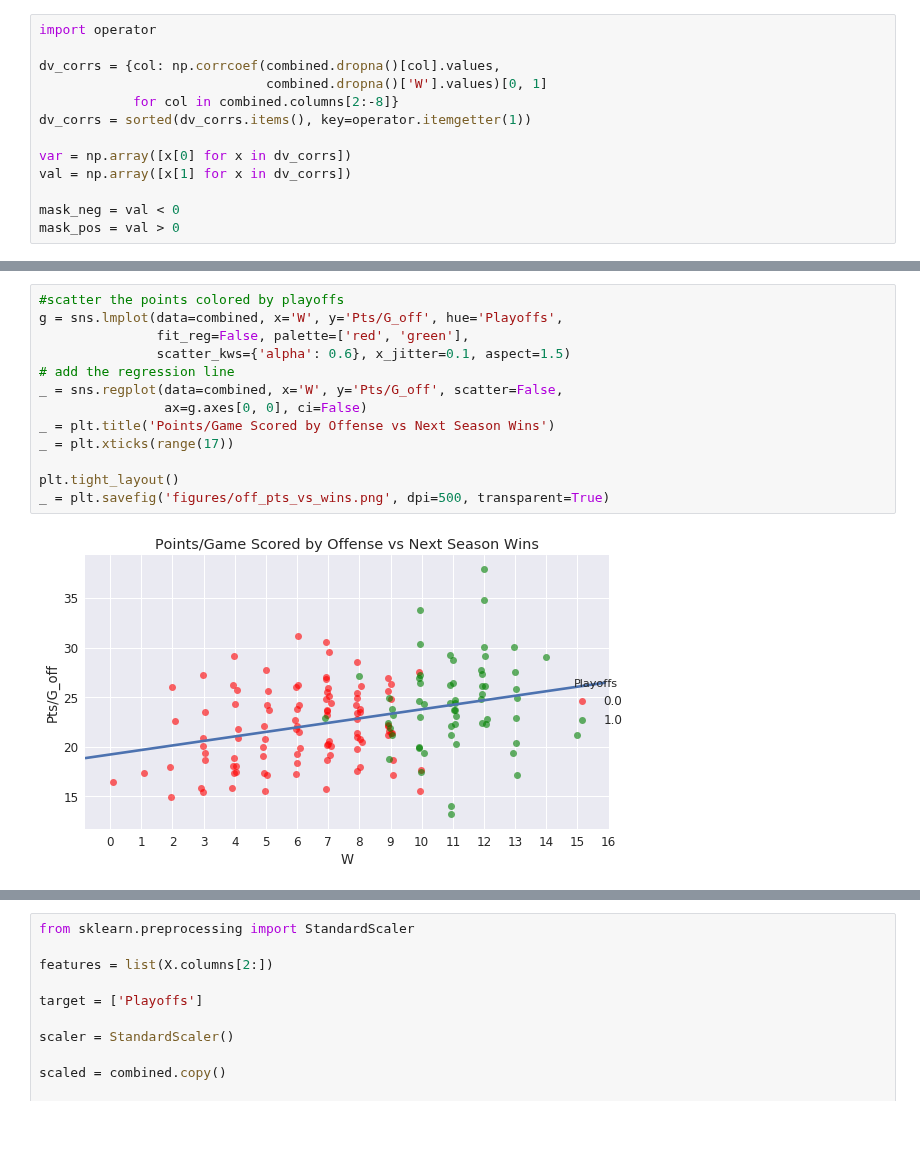
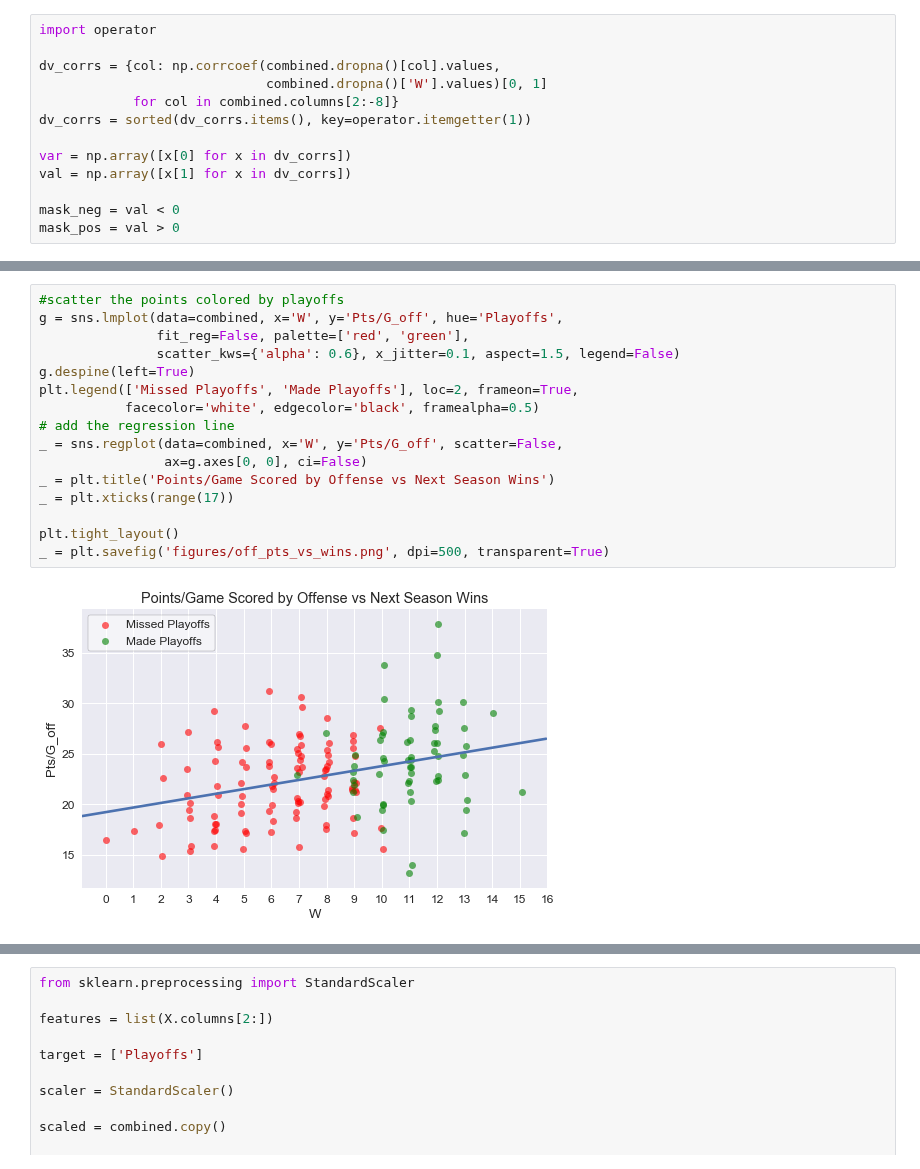
Before and after one commit to tsansom/Springboard-Data-Science, a Jupyter notebook: capstone_projects/nfl/2.1 - Exploratory Data Analysis.ipynb, the cells around one changed output, grey strips where cells are left out. Cells and saved outputs as stored; diff of their text form; blank space fills up the shorter version.

Commit message:
added figures for write-up

```diff
--- a/capstone_projects/nfl/2.1 - Exploratory Data Analysis.ipynb
+++ b/capstone_projects/nfl/2.1 - Exploratory Data Analysis.ipynb
@@ -207,18 +207,21 @@ _ = ax.set(title='Points/Game Allowed by Defense vs Next Season Wins',
 # %%
 #scatter the points colored by playoffs
 g = sns.lmplot(data=combined, x='W', y='Pts/G_off', hue='Playoffs',
                fit_reg=False, palette=['red', 'green'],
-               scatter_kws={'alpha': 0.6}, x_jitter=0.1, aspect=1.5)
+               scatter_kws={'alpha': 0.6}, x_jitter=0.1, aspect=1.5, legend=False)
+g.despine(left=True)
+plt.legend(['Missed Playoffs', 'Made Playoffs'], loc=2, frameon=True,
+           facecolor='white', edgecolor='black', framealpha=0.5)
 # add the regression line
 _ = sns.regplot(data=combined, x='W', y='Pts/G_off', scatter=False,
                 ax=g.axes[0, 0], ci=False)
 _ = plt.title('Points/Game Scored by Offense vs Next Season Wins')
 _ = plt.xticks(range(17))
 
 plt.tight_layout()
 _ = plt.savefig('figures/off_pts_vs_wins.png', dpi=500, transparent=True)
 # %% [output]
-[figure, old version]
+[figure, new version]
 # %%
 #scatter the points colored by playoffs
 g = sns.lmplot(data=combined, x='W', y='Pts/G_def', hue='Playoffs',
```
Also changed, not shown: parts of 5 cells of this notebook, 9 other files.
